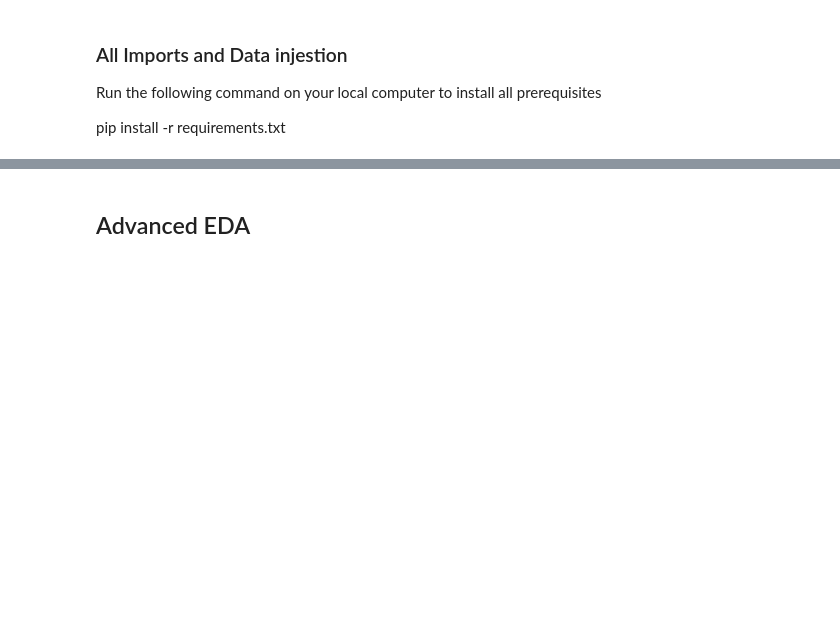
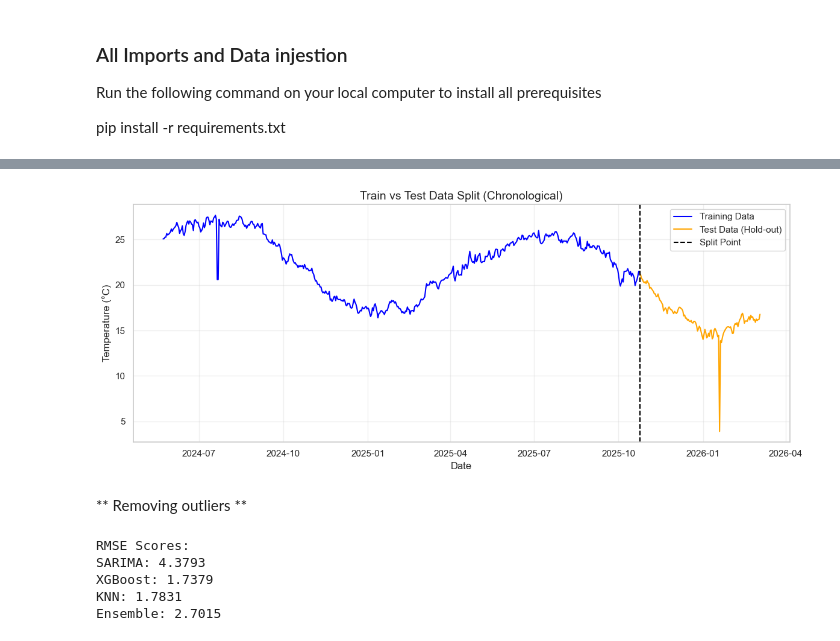
Before and after one commit to siri-dhillon/weather_trend_forecasting, a Jupyter notebook: weather_trend_forecasting.ipynb, the cells around one changed output, grey strips where cells are left out. Saved outputs shown, nothing was run; the diff lists cells and outputs as text; code cells hidden in the pictures; blank space fills up the shorter version.

```diff
--- a/weather_trend_forecasting.ipynb
+++ b/weather_trend_forecasting.ipynb
@@ -76,3 +31,0 @@ The goal here is to visualize the core trends of the dataset: Temperature and Pr
-# %%
-# Set the style for professional plots
-plt.style.use('ggplot')
@@ -101,2 +31,0 @@ plt.show()
-# %% [markdown]
-## Advanced EDA
@@ -102,0 +52,21 @@ plt.show()
+# %%
+# 3. Visualizing the Split
+plt.figure(figsize=(12, 5))
+
+plt.plot(y_train.index, y_train, label='Training Data', color='blue')
+plt.plot(y_test.index, y_test, label='Test Data (Hold-out)', color='orange')
+
+plt.axvline(y_train.index.max(), color='black', linestyle='--', label='Split Point')
+
+plt.title("Train vs Test Data Split (Chronological)", fontsize=14)
+plt.xlabel("Date")
+plt.ylabel("Temperature (°C)")
+plt.legend()
+plt.grid(True, alpha=0.3)
+
+plt.tight_layout()
+plt.show()
+# %% [output]
+[figure, added]
+# %% [markdown]
+** Removing outliers **
@@ -102,0 +107,11 @@ plt.show()
+# %%
+print("RMSE Scores:")
+for col in ['SARIMA', 'XGBoost', 'KNN', 'Ensemble']:
+    error = np.sqrt(mean_squared_error(y_test, results[col]))
+    print(f"{col}: {error:.4f}")
+# %% [output]
+RMSE Scores:
+SARIMA: 4.3793
+XGBoost: 1.7379
+KNN: 1.7831
+Ensemble: 2.7015
```
Also changed, not shown: parts of 24 cells of this notebook, 1 other file.
